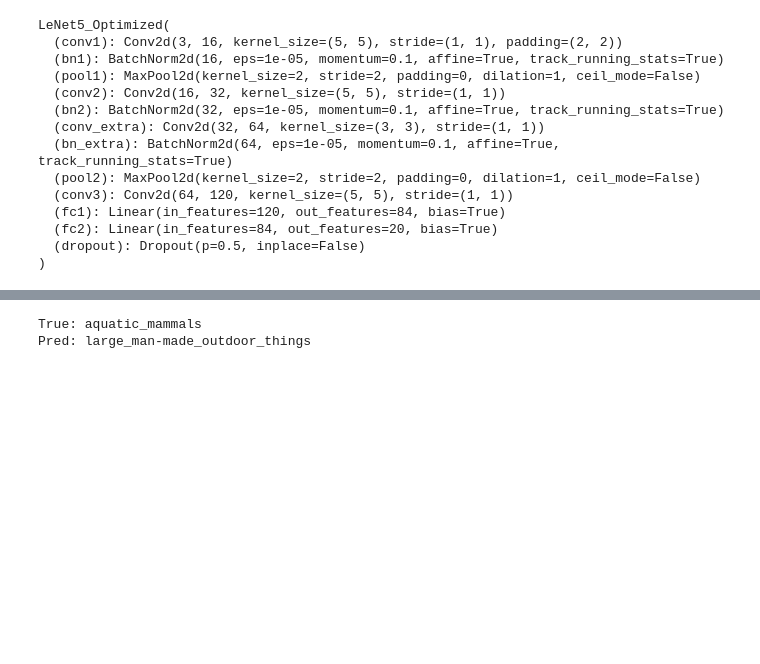
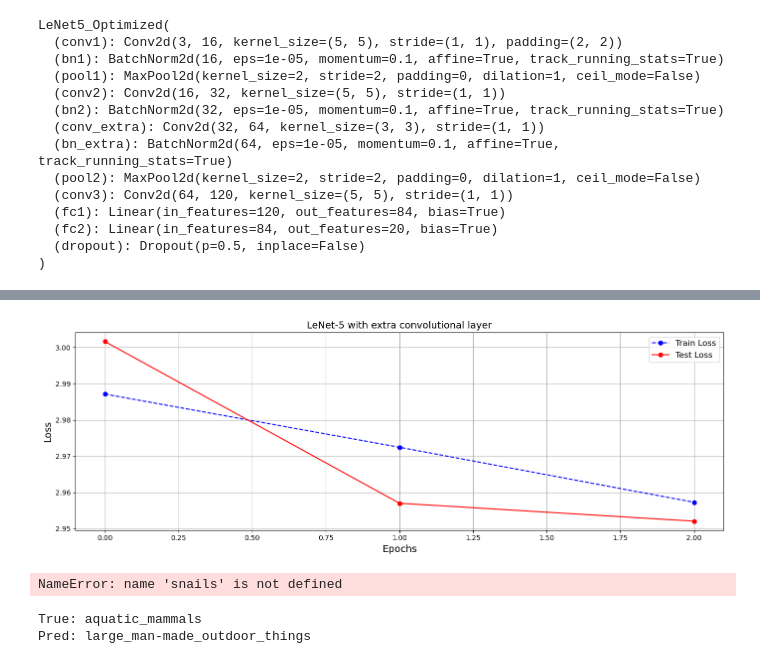
Before and after one commit to rvive/DeepLearning_for_CV, a Jupyter notebook: CNN/cifar copy.ipynb, the cells around one changed output, grey strips where cells are left out. Cells and saved outputs as stored; diff of their text form; code cells hidden in the pictures; blank space fills up the shorter version.

```diff
--- a/CNN/cifar copy.ipynb
+++ b/CNN/cifar copy.ipynb
@@ -371,3 +372,23 @@ Epoch [30/30], Train Loss: 2.7079, Train Accuracy: 36.91%, Test Loss: 2.7014, Te
+# %%
+plt.figure(figsize=(10, 5))
+
+plt.plot(train_loss_list, label='Train Loss', linestyle='--', marker='o', color='blue')
+plt.plot(test_loss_list, label='Test Loss', linestyle='-', marker='o', color='red')
+plt.title('LeNet-5 with extra convolutional layer', fontsize=14)
+plt.xlabel('Epochs', fontsize=14)
+plt.ylabel('Loss', fontsize=14)
+plt.legend(fontsize=12)
+plt.grid(True)
+
+
+plt.tight_layout()
+plt.show()
+# %% [output]
+[figure, added]
+# %%
+snails
+# %% [output]
+NameError: name 'snails' is not defined
 # %%
 def to_device(data, device):
     """Move tensor(s) to chosen device"""
```
Also changed, not shown: parts of 5 cells of this notebook.
